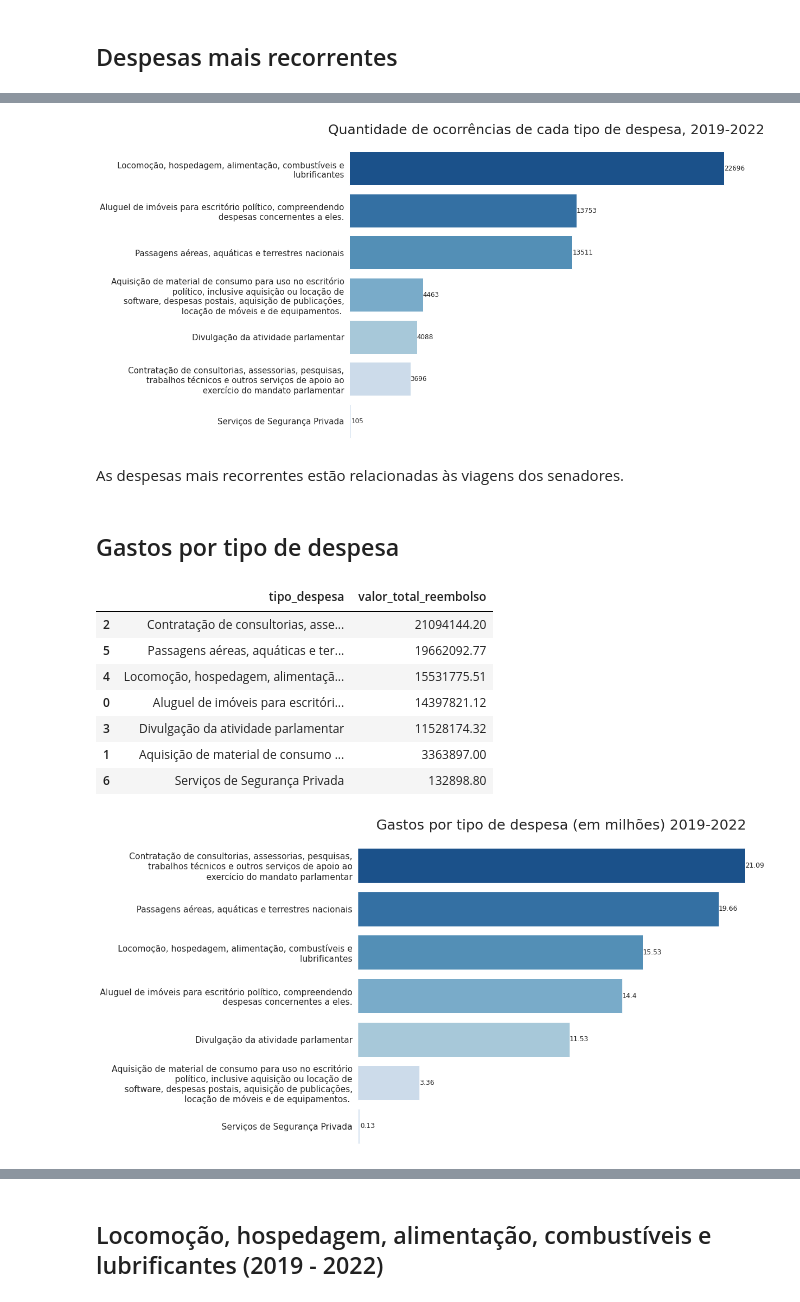
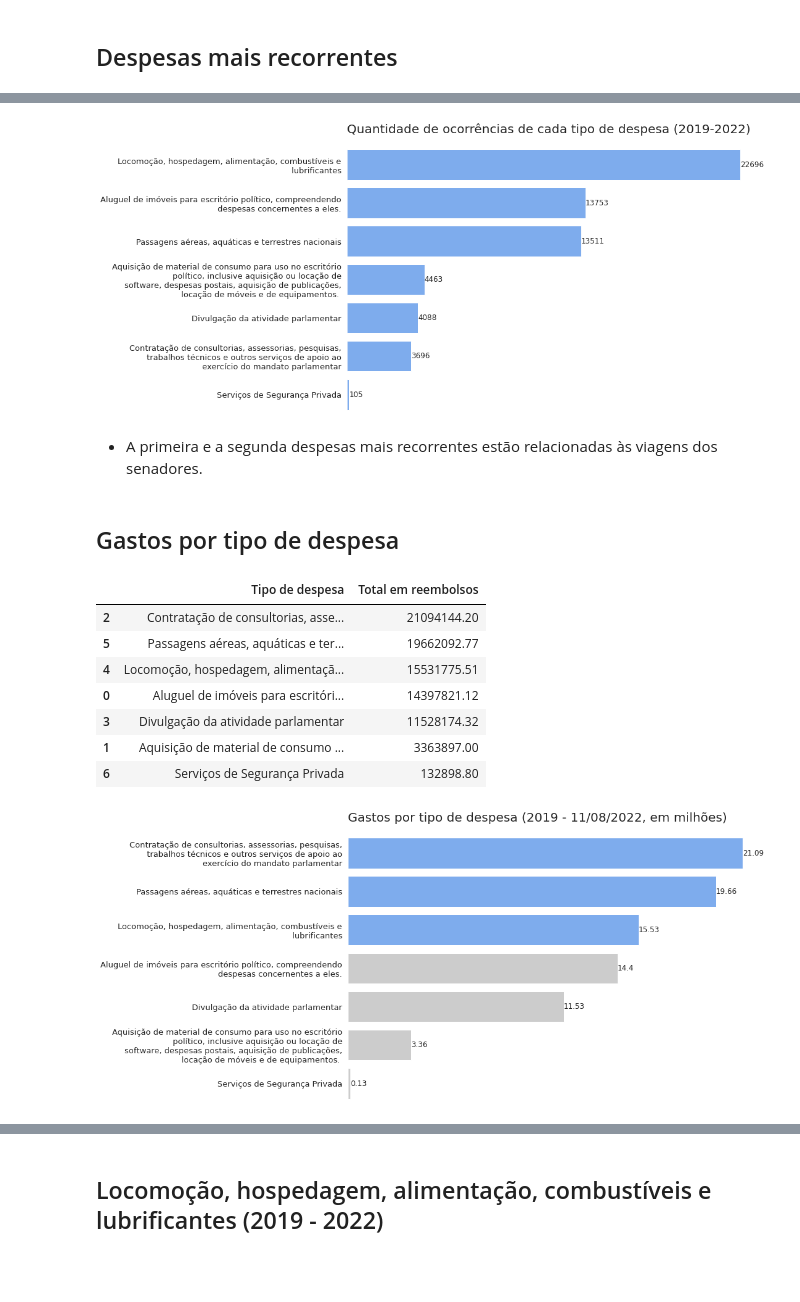
Before and after one commit to Tathy/Pesquisa-reembolsos-CEAPS, a Jupyter notebook: Pesquisa_sobre_dados_do_CEAPS.ipynb, the cells around one changed output, grey strips where cells are left out. Drawn from its saved outputs; the diff is of its cells as text; code cells hidden in the pictures; blank space fills up the shorter version.

Commit message:
Alteracoes nas analises do primeiro tipo de despesa

```diff
--- a/Pesquisa_sobre_dados_do_CEAPS.ipynb
+++ b/Pesquisa_sobre_dados_do_CEAPS.ipynb
@@ -579,4 +639,6 @@ memory usage: 25.1+ MB
 # %% [markdown]
 # Análises sobre tipos de despesas (2019-2022)
+# %%
+dados_ceaps = dados_ceaps.query('ANO >= 2019')
 # %% [markdown]
 ## Tipos de despesas
@@ -678,0 +659,5 @@ def plota_barras_horizontais(data, x, y, formatacao = 'nenhuma', palette = "Blue
+# %%
+recorrencia_despesas = pd.DataFrame(dados_ceaps['TIPO_DESPESA'].value_counts()).reset_index()
+recorrencia_despesas.rename(columns = {'index':'Tipo de despesa', 'TIPO_DESPESA':'Ocorrências'}, inplace = True)
+
+recorrencia_despesas
@@ -679,19 +673,20 @@ def plota_barras_horizontais(data, x, y, formatacao = 'nenhuma', palette = "Blue
 # %%
-plota_barras_horizontais(recorrencia_despesas, x = 'n_ocorrencias', y = 'tipo_despesa',
-                            titulo = "Quantidade de ocorrências de cada tipo de despesa, 2019-2022")
+plota_barras_horizontais(recorrencia_despesas, x = 'Ocorrências', y = 'Tipo de despesa',
+                            titulo = "Quantidade de ocorrências de cada tipo de despesa (2019-2022)")
 # %% [output]
-[figure, old version]
+[figure, new version]
 # %% [markdown]
-As despesas mais recorrentes estão relacionadas às viagens dos senadores.
+* A primeira e a segunda despesas mais recorrentes estão relacionadas às viagens dos senadores.
 # %% [markdown]
 ## Gastos por tipo de despesa
 # %%
-valor_despesas = dados_ceaps.query('ANO >= 2019').groupby("TIPO_DESPESA").sum()
-valor_despesas = valor_despesas.reset_index()
-valor_despesas = valor_despesas[["TIPO_DESPESA", "VALOR_REEMBOLSADO"]].rename(columns = {"TIPO_DESPESA":'tipo_despesa', "VALOR_REEMBOLSADO":'valor_total_reembolso'}).sort_values(by = 'valor_total_reembolso', ascending = False)
-valor_despesas
+total_gasto_por_despesa = dados_ceaps.groupby('TIPO_DESPESA').sum().reset_index()[["TIPO_DESPESA", "VALOR_REEMBOLSADO"]]
+total_gasto_por_despesa.rename(columns = {"TIPO_DESPESA":'Tipo de despesa', "VALOR_REEMBOLSADO":'Total em reembolsos'}, inplace = True)
+total_gasto_por_despesa.sort_values(by = 'Total em reembolsos', ascending = False, inplace = True)
+
+total_gasto_por_despesa
 # %% [output]
-|  | tipo_despesa | valor_total_reembolso |
+|  | Tipo de despesa | Total em reembolsos |
 | 2 | Contratação de consultorias, asse... | 21094144.20 |
 | 5 | Passagens aéreas, aquáticas e ter... | 19662092.77 |
 | 4 | Locomoção, hospedagem, alimentaçã... | 15531775.51 |
@@ -700,7 +695,7 @@ valor_despesas
 | 1 | Aquisição de material de consumo ... | 3363897.00 |
 | 6 | Serviços de Segurança Privada | 132898.80 |
 # %%
-plota_barras_horizontais(valor_despesas, x = 'valor_total_reembolso', y = 'tipo_despesa',
-                            titulo = "Gastos por tipo de despesa (em milhões) 2019-2022", formatacao = 'milhoes')
+plota_barras_horizontais(total_gasto_por_despesa, x = 'Total em reembolsos', y = 'Tipo de despesa',
+                            titulo = "Gastos por tipo de despesa (2019 - 11/08/2022, em milhões)", formatacao = 'milhoes', destaque = 15000000)
 # %% [output]
-[figure, old version]
+[figure, new version]
```
Also changed, not shown: parts of 136 cells of this notebook.
